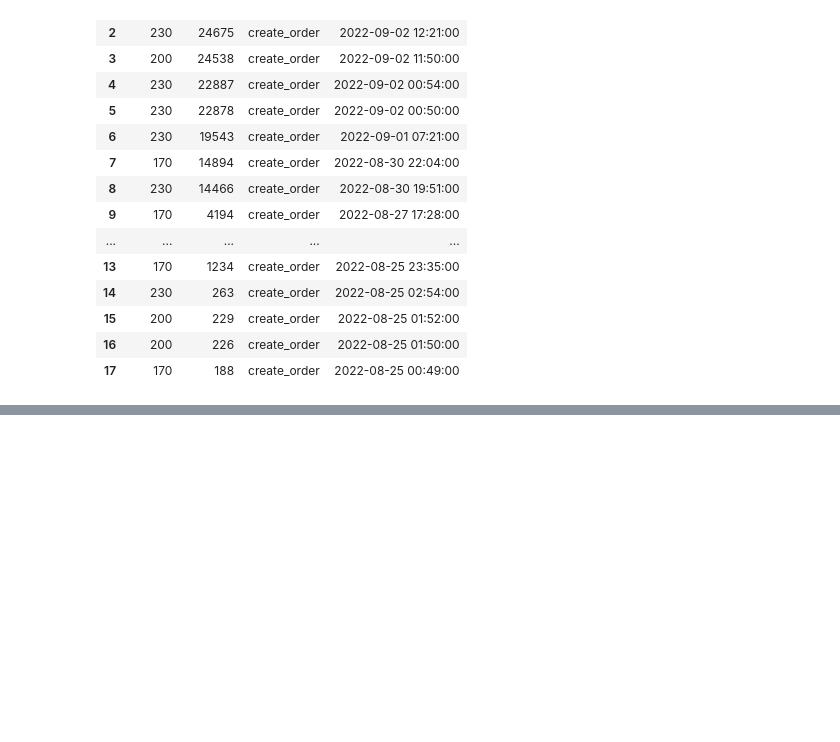
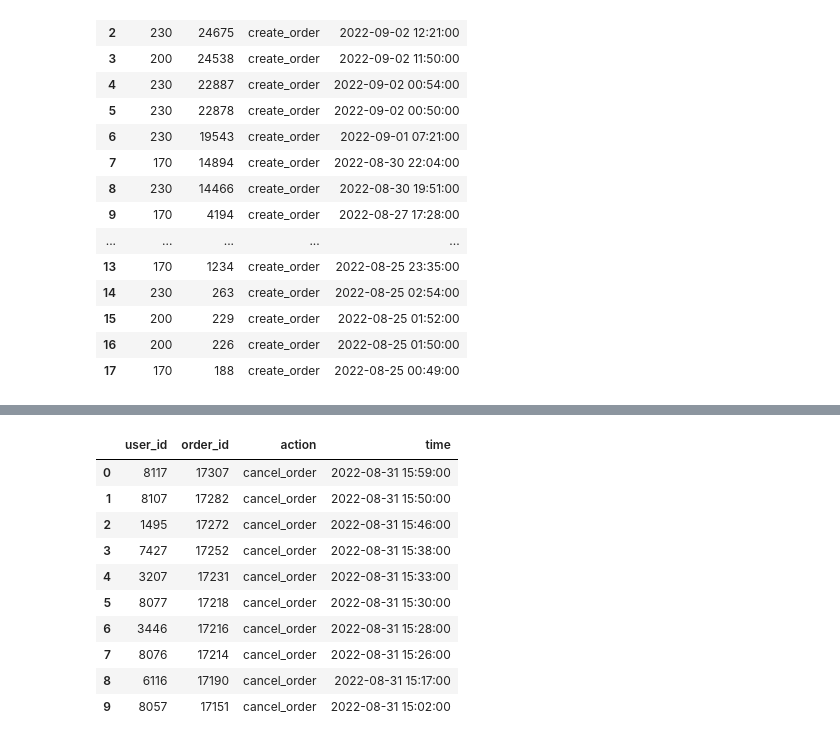
Before and after one commit to Aranaur/py4ds, a Jupyter notebook: sql_filtering.ipynb, the cells around one changed output, grey strips where cells are left out. Cells and saved outputs as stored; diff of their text form; code cells hidden in the pictures; blank space fills up the shorter version.

```diff
--- a/sql_filtering.ipynb
+++ b/sql_filtering.ipynb
@@ -707,0 +921,30 @@ false
+# %%
+#| code-fold: true
+#| code-summary: "Рішення"
+
+%%sql
+SELECT  user_id,
+        order_id,
+        action,
+        time
+FROM   user_actions
+WHERE  action = 'cancel_order'
+    AND DATE_PART('dow', time) = 03
+    AND DATE_PART('month', time) = 08
+    AND DATE_PART('year', time) = 2022
+    AND DATE_PART('h', time) BETWEEN 12
+    AND 15
+ORDER BY order_id DESC
+LIMIT 10
+# %% [output]
+|  | user_id | order_id | action | time |
+| 0 | 8117 | 17307 | cancel_order | 2022-08-31 15:59:00 |
+| 1 | 8107 | 17282 | cancel_order | 2022-08-31 15:50:00 |
+| 2 | 1495 | 17272 | cancel_order | 2022-08-31 15:46:00 |
+| 3 | 7427 | 17252 | cancel_order | 2022-08-31 15:38:00 |
+| 4 | 3207 | 17231 | cancel_order | 2022-08-31 15:33:00 |
+| 5 | 8077 | 17218 | cancel_order | 2022-08-31 15:30:00 |
+| 6 | 3446 | 17216 | cancel_order | 2022-08-31 15:28:00 |
+| 7 | 8076 | 17214 | cancel_order | 2022-08-31 15:26:00 |
+| 8 | 6116 | 17190 | cancel_order | 2022-08-31 15:17:00 |
+| 9 | 8057 | 17151 | cancel_order | 2022-08-31 15:02:00 |
```
Also changed, not shown: parts of 40 cells of this notebook, 4 other files.
